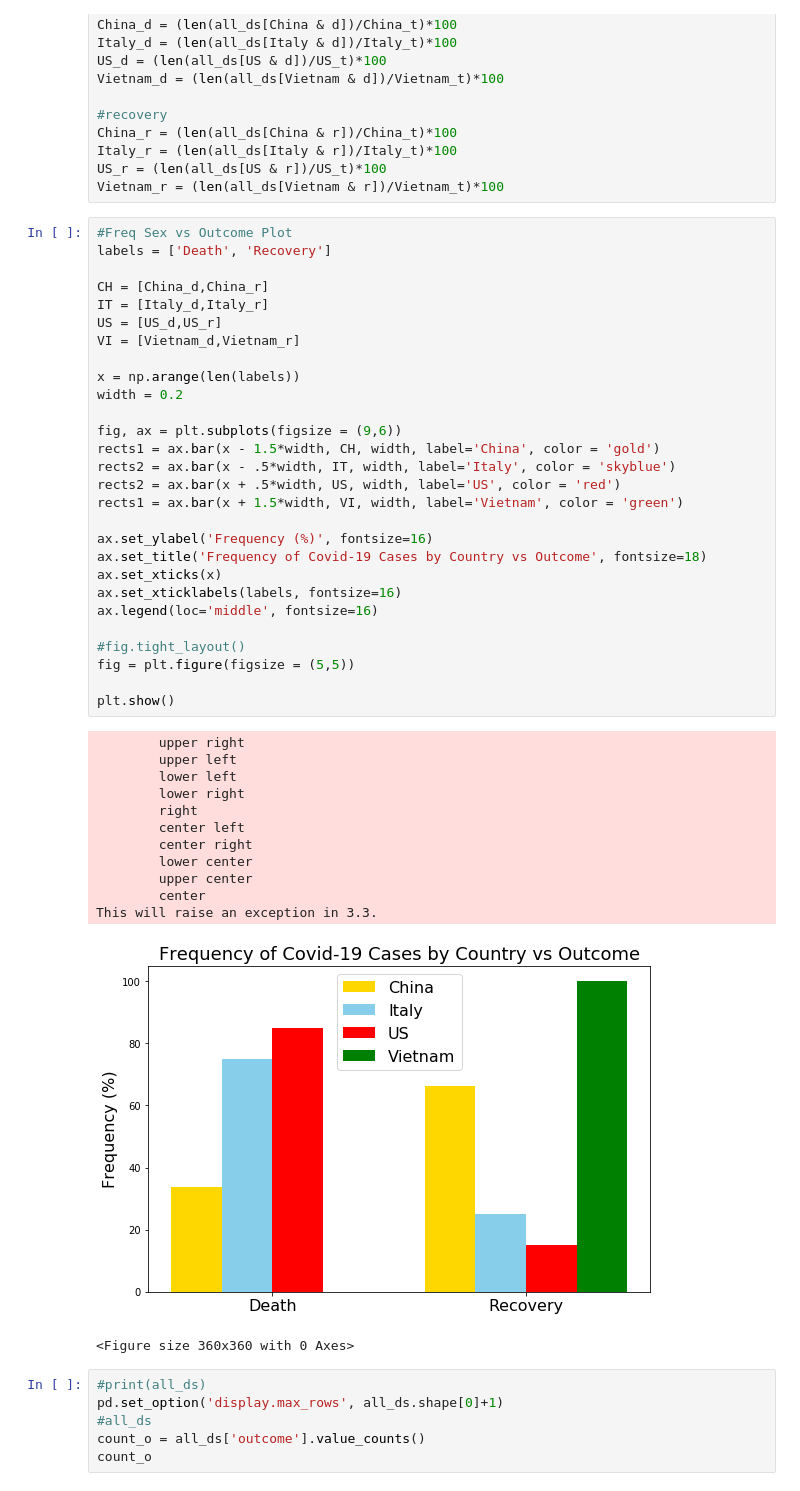
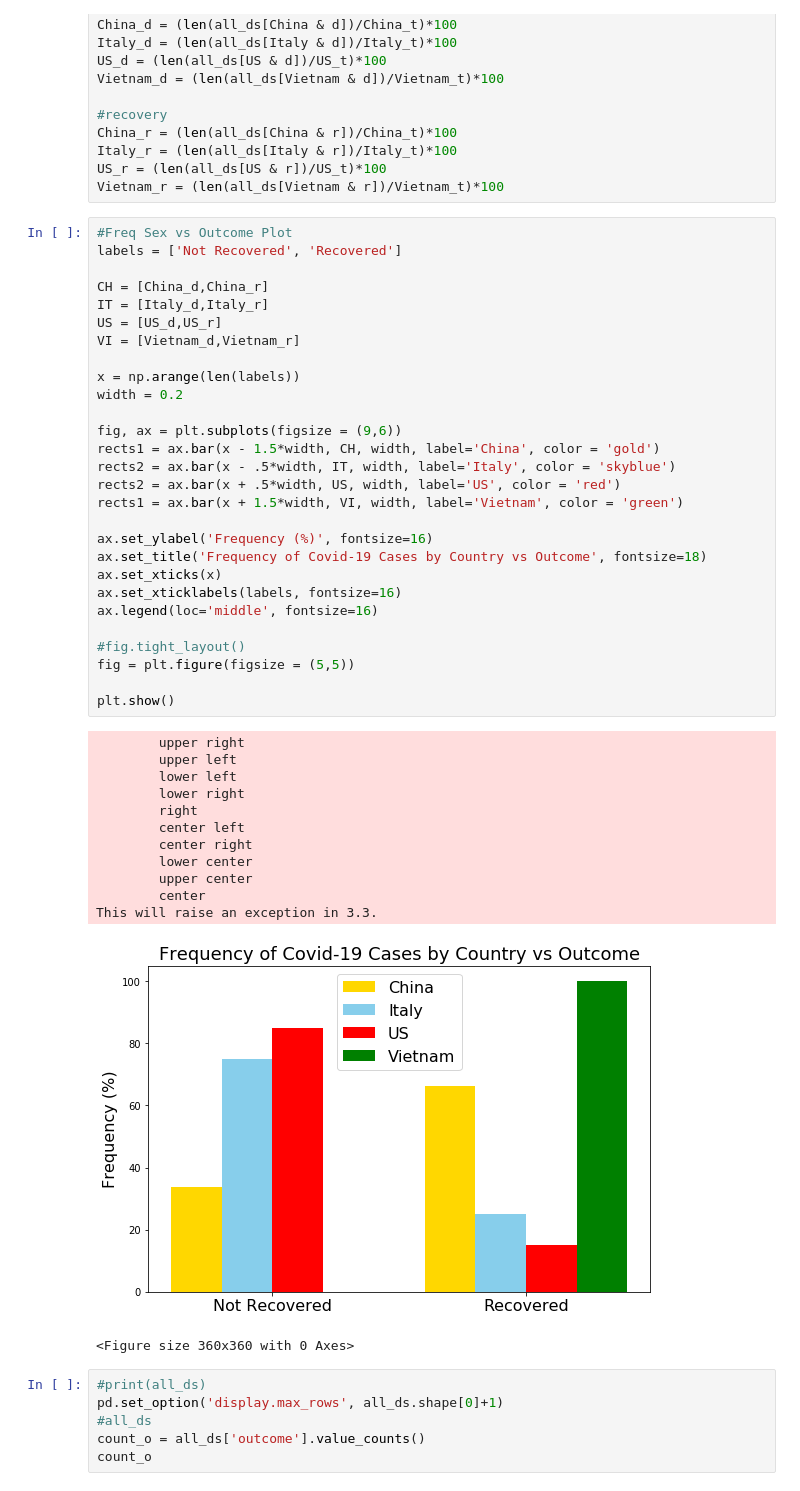
Before and after one commit to dukersss13/COVID-19-ML-Classification-Model, a Jupyter notebook: Candle.ipynb, the cells around one changed output. Cells and saved outputs as stored; diff of their text form.

```diff
--- a/Candle.ipynb
+++ b/Candle.ipynb
@@ -145,7 +145,7 @@ US_r = (len(all_ds[US & r])/US_t)*100
 Vietnam_r = (len(all_ds[Vietnam & r])/Vietnam_t)*100
 # %%
 #Freq Sex vs Outcome Plot
-labels = ['Death', 'Recovery']
+labels = ['Not Recovered', 'Recovered']
 
 CH = [China_d,China_r]
 IT = [Italy_d,Italy_r]
@@ -156,34 +156,34 @@ x = np.arange(len(labels))
 width = 0.2
 
 fig, ax = plt.subplots(figsize = (9,6))
 rects1 = ax.bar(x - 1.5*width, CH, width, label='China', color = 'gold')
 rects2 = ax.bar(x - .5*width, IT, width, label='Italy', color = 'skyblue')
 rects2 = ax.bar(x + .5*width, US, width, label='US', color = 'red')
 rects1 = ax.bar(x + 1.5*width, VI, width, label='Vietnam', color = 'green')
 
 ax.set_ylabel('Frequency (%)', fontsize=16)
 ax.set_title('Frequency of Covid-19 Cases by Country vs Outcome', fontsize=18)
 ax.set_xticks(x)
 ax.set_xticklabels(labels, fontsize=16)
 ax.legend(loc='middle', fontsize=16)
 
 #fig.tight_layout()
 fig = plt.figure(figsize = (5,5))
 
 plt.show()
 # %% [output]
         upper right
         upper left
         lower left
         lower right
         right
         center left
         center right
         lower center
         upper center
         center
 This will raise an exception in 3.3.
-[figure, old version]
+[figure, new version]
 <Figure size 360x360 with 0 Axes>
 # %%
 #print(all_ds)
```
Also changed, not shown: parts of 4 cells of this notebook.
